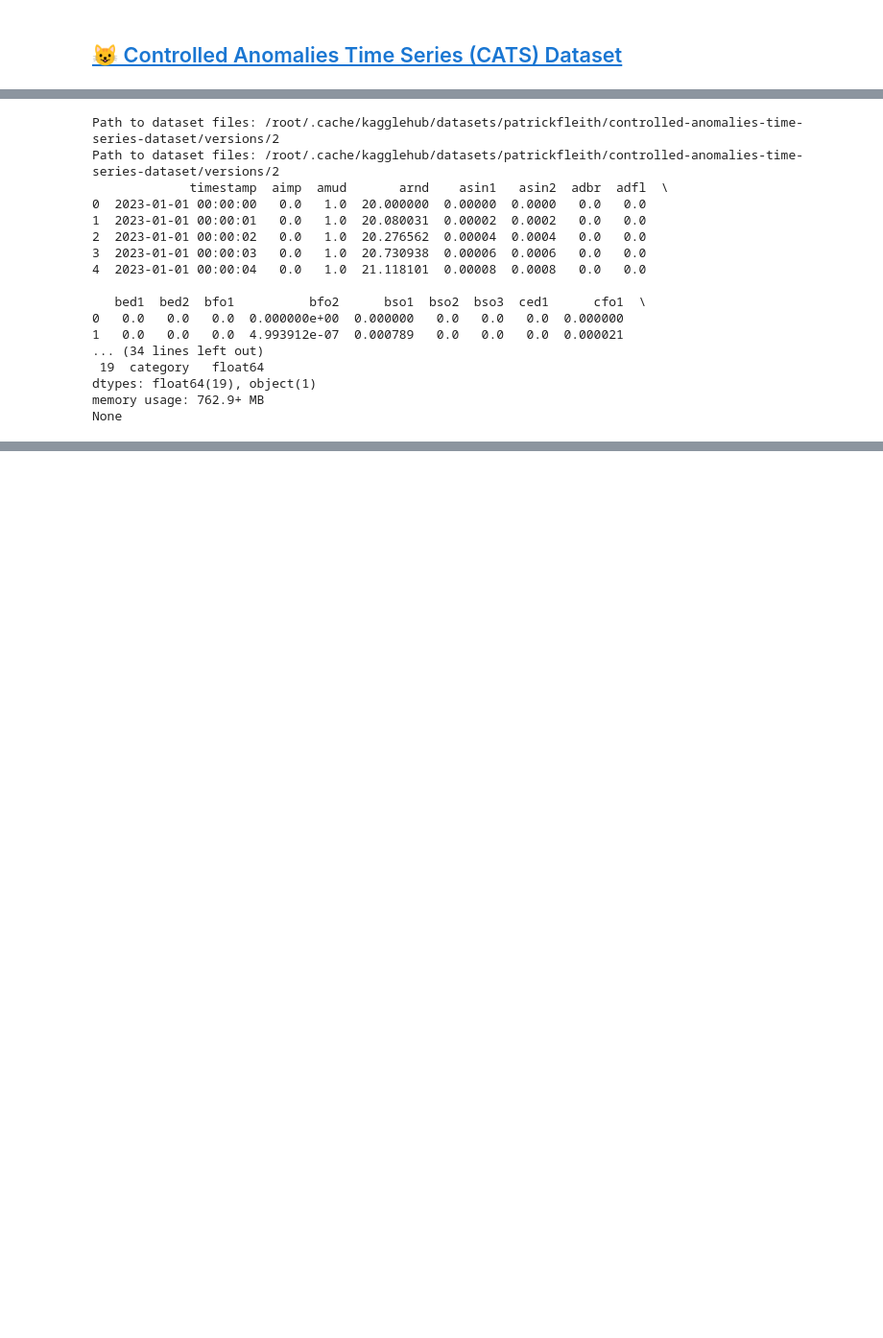
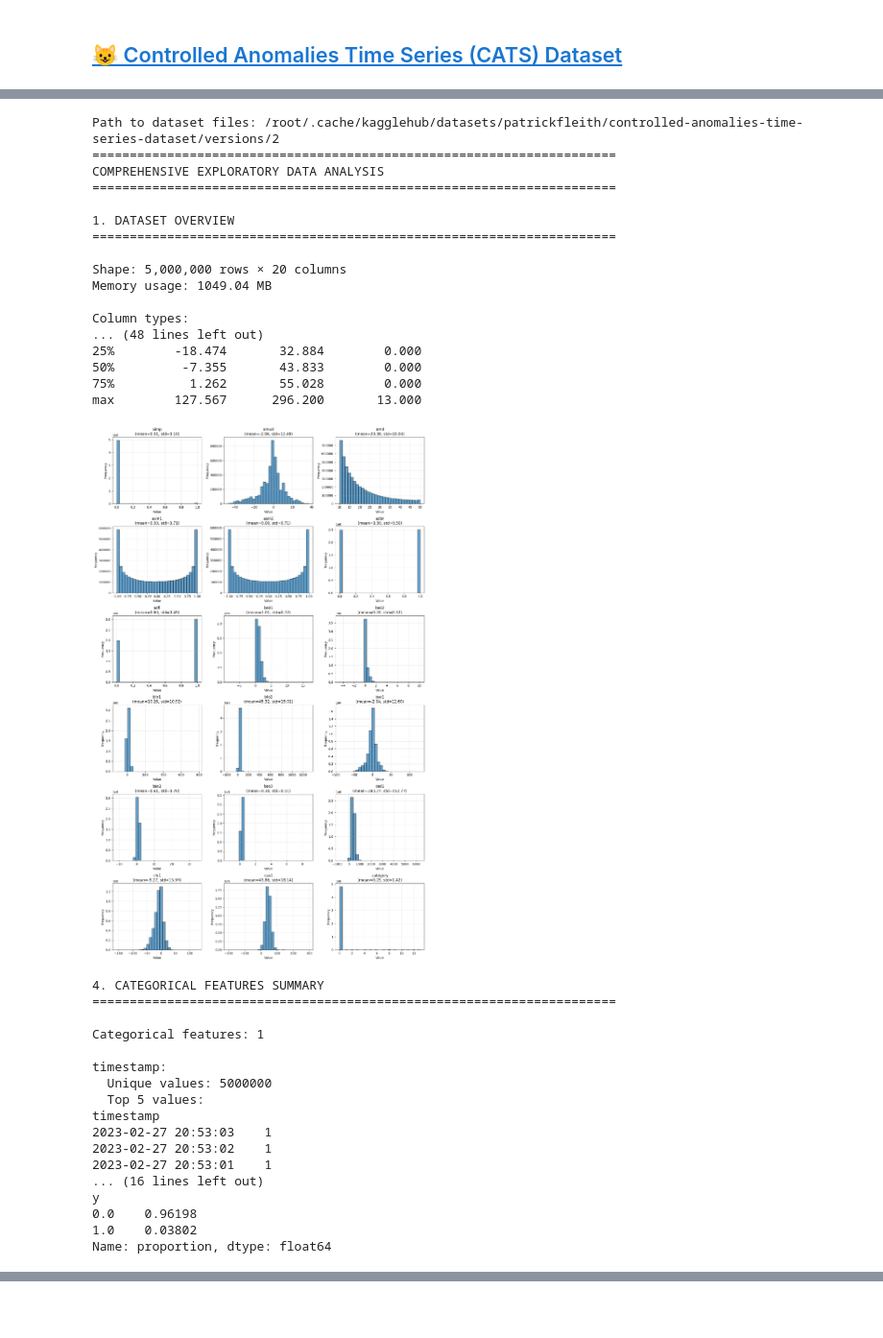
Before and after one commit to julersepnio/dbscan-eval, a Jupyter notebook: notebooks/experiments/01_Dataset_Search_&_Evaluation.ipynb, the cells around one changed output, grey strips where cells are left out. Shown at 96% size. Drawn from its saved outputs; the diff is of its cells as text; code cells hidden in the pictures; blank space fills up the shorter version.

```diff
--- a/notebooks/experiments/01_Dataset_Search_&_Evaluation.ipynb
+++ b/notebooks/experiments/01_Dataset_Search_&_Evaluation.ipynb
@@ -95,34 +167,51 @@ None
 # %%
 import kagglehub
 import pandas as pd
 
 # Download latest version
 path = kagglehub.dataset_download("patrickfleith/controlled-anomalies-time-series-dataset")
 
 print("Path to dataset files:", path)
 
-print("Path to dataset files:", path)
+cats_df = pd.read_csv(path + '/data.csv')
 
-cats_df = pd.read_csv(path + '/data.csv')
-print(cats_df.head())
-print(cats_df.info())
+# Run the comprehensive EDA given
+comprehensive_eda(cats_df, target_col='y')
 # %% [output]
 Downloading from https://www.kaggle.com/api/v1/datasets/download/patrickfleith/controlled-anomalies-time-series-dataset?dataset_version_number=2...
 Extracting files...
 Path to dataset files: /root/.cache/kagglehub/datasets/patrickfleith/controlled-anomalies-time-series-dataset/versions/2
-Path to dataset files: /root/.cache/kagglehub/datasets/patrickfleith/controlled-anomalies-time-series-dataset/versions/2
-             timestamp  aimp  amud       arnd    asin1   asin2  adbr  adfl  \
-0  2023-01-01 00:00:00   0.0   1.0  20.000000  0.00000  0.0000   0.0   0.0
-1  2023-01-01 00:00:01   0.0   1.0  20.080031  0.00002  0.0002   0.0   0.0
-2  2023-01-01 00:00:02   0.0   1.0  20.276562  0.00004  0.0004   0.0   0.0
-3  2023-01-01 00:00:03   0.0   1.0  20.730938  0.00006  0.0006   0.0   0.0
-4  2023-01-01 00:00:04   0.0   1.0  21.118101  0.00008  0.0008   0.0   0.0
+======================================================================
+COMPREHENSIVE EXPLORATORY DATA ANALYSIS
+======================================================================
 
-   bed1  bed2  bfo1          bfo2      bso1  bso2  bso3  ced1      cfo1  \
-0   0.0   0.0   0.0  0.000000e+00  0.000000   0.0   0.0   0.0  0.000000
-1   0.0   0.0   0.0  4.993912e-07  0.000789   0.0   0.0   0.0  0.000021
-... (34 lines left out)
- 19  category   float64
-dtypes: float64(19), object(1)
-memory usage: 762.9+ MB
-None
+1. DATASET OVERVIEW
+======================================================================
+
+Shape: 5,000,000 rows × 20 columns
+Memory usage: 1049.04 MB
+
+Column types:
+... (48 lines left out)
+25%        -18.474       32.884        0.000
+50%         -7.355       43.833        0.000
+75%          1.262       55.028        0.000
+max        127.567      296.200       13.000
+[figure, added]
+4. CATEGORICAL FEATURES SUMMARY
+======================================================================
+
+Categorical features: 1
+
+timestamp:
+  Unique values: 5000000
+  Top 5 values:
+timestamp
+2023-02-27 20:53:03    1
+2023-02-27 20:53:02    1
+2023-02-27 20:53:01    1
+... (16 lines left out)
+y
+0.0    0.96198
+1.0    0.03802
+Name: proportion, dtype: float64
```
Also changed, not shown: parts of 13 cells of this notebook, 1 other file.
